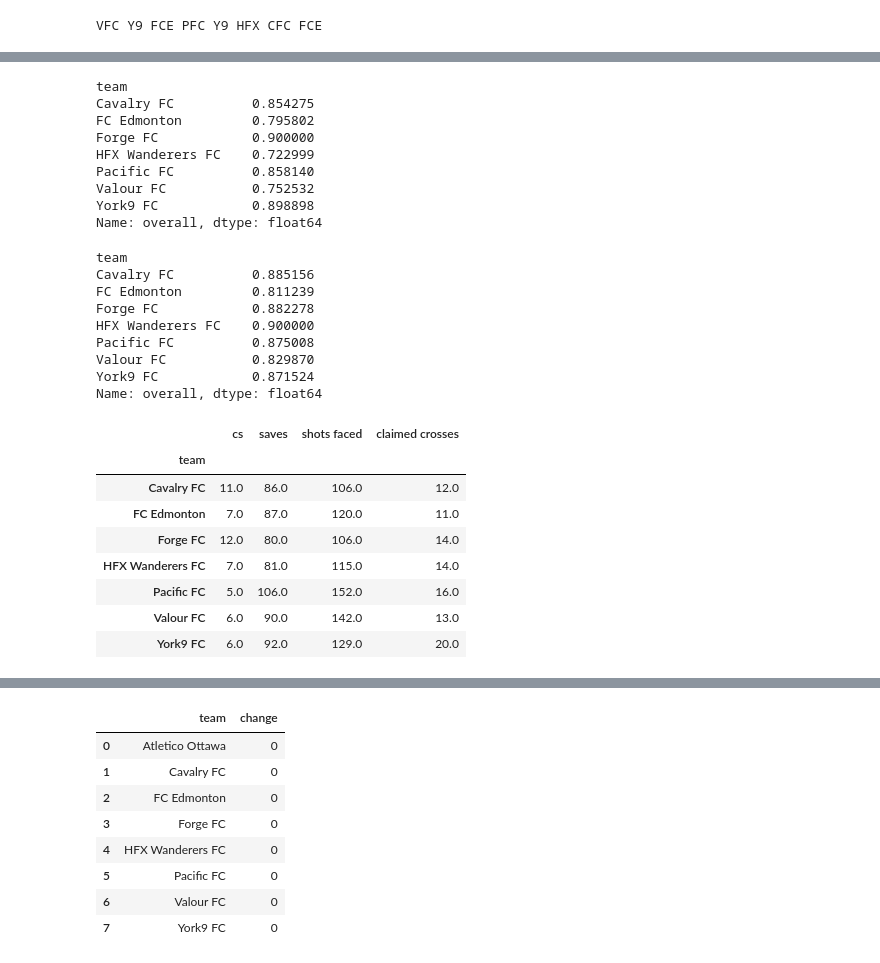
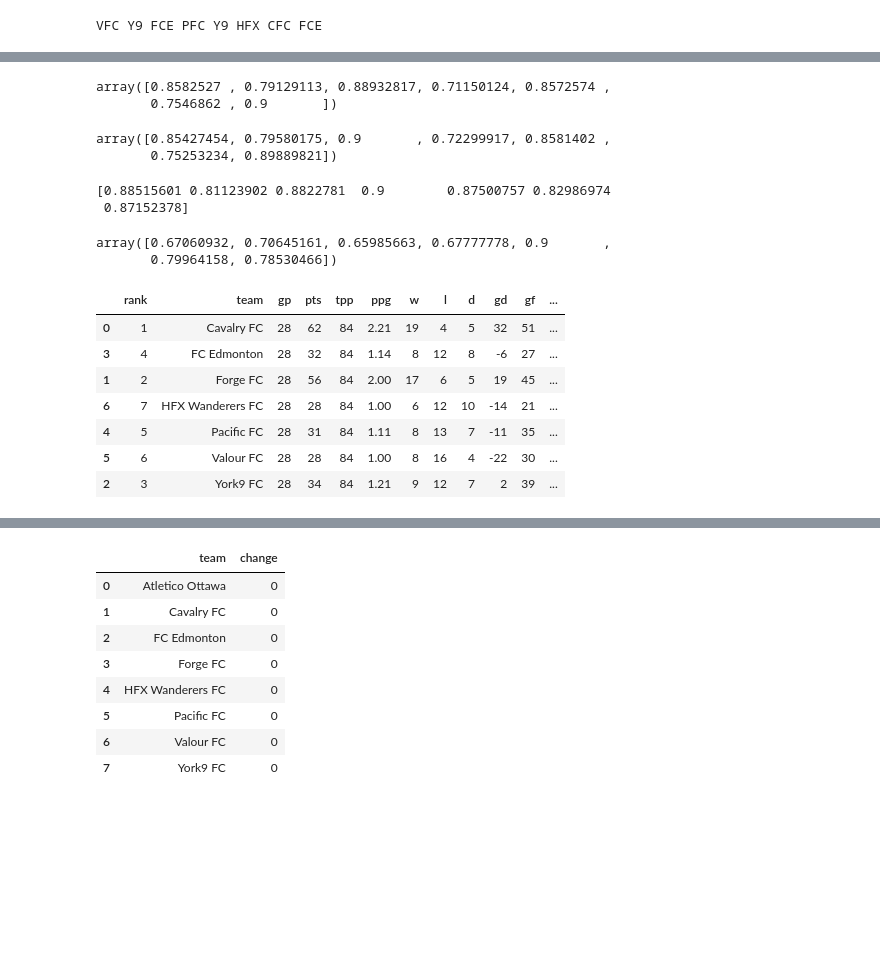
Before and after one commit to tamccullough/nutmeg, a Jupyter notebook: cpl__datasets_creator-final.ipynb, the cells around one changed output, grey strips where cells are left out. Saved outputs shown, nothing was run; the diff lists cells and outputs as text; code cells hidden in the pictures; blank space fills up the shorter version.

```diff
--- a/cpl__datasets_creator-final.ipynb
+++ b/cpl__datasets_creator-final.ipynb
@@ -118,50 +111,36 @@ Name: overall, dtype: float64
+# %%
+offense = get_column_overall(['team','goals','chances','assists','shots','s-target','passes','crosses','duels','tackles'])
+offense
+# %% [output]
+array([0.8582527 , 0.79129113, 0.88932817, 0.71150124, 0.8572574 ,
+       0.7546862 , 0.9       ])
 # %%
-central = stats[['team','goals','assists','touches','passes','pass-acc','crosses','cross-acc','chances','duels','tackles']]
-central = central.groupby(['team']).sum()
-central['overall'] = central.sum(axis=1) / central.shape[1]
-central['overall'] = central['overall'] / central['overall'].max()
-central['overall'] = central['overall'] - 0.1
-central = central['overall']
+central = get_column_overall(['team','goals','assists','touches','passes','pass-acc','crosses','cross-acc','chances','duels','tackles'])
 central
 # %% [output]
-team
-Cavalry FC          0.854275
-FC Edmonton         0.795802
-Forge FC            0.900000
-HFX Wanderers FC    0.722999
-Pacific FC          0.858140
-Valour FC           0.752532
-York9 FC            0.898898
-Name: overall, dtype: float64
+array([0.85427454, 0.79580175, 0.9       , 0.72299917, 0.8581402 ,
+       0.75253234, 0.89889821])
-# %%
-defense = stats[['team','tackles','t-won','clearances','interceptions','duels','d-won']]
-defense = defense.groupby(['team']).sum()
-defense['overall'] = defense.sum(axis=1) / defense.shape[1]
-defense['overall'] = defense['overall'] / defense['overall'].max()
-defense['overall'] = defense['overall'] - 0.1
-defense = defense['overall']
-defense
-# %% [output]
-team
-Cavalry FC          0.885156
-FC Edmonton         0.811239
-Forge FC            0.882278
-HFX Wanderers FC    0.900000
-Pacific FC          0.875008
-Valour FC           0.829870
-York9 FC            0.871524
-Name: overall, dtype: float64
+# %%
+defense = get_column_overall(['team','tackles','t-won','clearances','interceptions','duels','d-won'])
+print(defense)
+# %% [output]
+[0.88515601 0.81123902 0.8822781  0.9        0.87500757 0.82986974
+ 0.87152378]
 # %%
-keeping = stats[['team','cs','saves','shots faced','claimed crosses']]
-keeping = keeping.groupby(['team']).sum()
+keeping = get_column_overall(['team','cs','saves','shots faced','claimed crosses'])
 keeping
 # %% [output]
-|  | cs | saves | shots faced | claimed crosses |
-| team |  |  |  |  |
-| Cavalry FC | 11.0 | 86.0 | 106.0 | 12.0 |
-| FC Edmonton | 7.0 | 87.0 | 120.0 | 11.0 |
-| Forge FC | 12.0 | 80.0 | 106.0 | 14.0 |
-| HFX Wanderers FC | 7.0 | 81.0 | 115.0 | 14.0 |
-| Pacific FC | 5.0 | 106.0 | 152.0 | 16.0 |
-| Valour FC | 6.0 | 90.0 | 142.0 | 13.0 |
-| York9 FC | 6.0 | 92.0 | 129.0 | 20.0 |
+array([0.67060932, 0.70645161, 0.65985663, 0.67777778, 0.9       ,
+       0.79964158, 0.78530466])
+# %%
+comparing = standings.sort_values(by=['team'])
+comparing
+# %% [output]
+|  | rank | team | gp | pts | tpp | ppg | w | l | d | gd | gf | ... |
+| 0 | 1 | Cavalry FC | 28 | 62 | 84 | 2.21 | 19 | 4 | 5 | 32 | 51 | ... |
+| 3 | 4 | FC Edmonton | 28 | 32 | 84 | 1.14 | 8 | 12 | 8 | -6 | 27 | ... |
+| 1 | 2 | Forge FC | 28 | 56 | 84 | 2.00 | 17 | 6 | 5 | 19 | 45 | ... |
+| 6 | 7 | HFX Wanderers FC | 28 | 28 | 84 | 1.00 | 6 | 12 | 10 | -14 | 21 | ... |
+| 4 | 5 | Pacific FC | 28 | 31 | 84 | 1.11 | 8 | 13 | 7 | -11 | 35 | ... |
+| 5 | 6 | Valour FC | 28 | 28 | 84 | 1.00 | 8 | 16 | 4 | -22 | 30 | ... |
+| 2 | 3 | York9 FC | 28 | 34 | 84 | 1.21 | 9 | 12 | 7 | 2 | 39 | ... |
```
Also changed, not shown: parts of 11 cells of this notebook, 1 other file.
